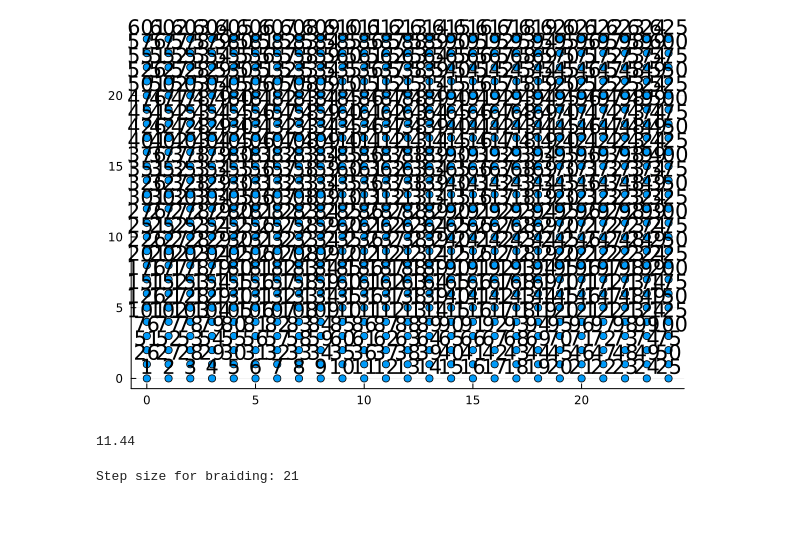
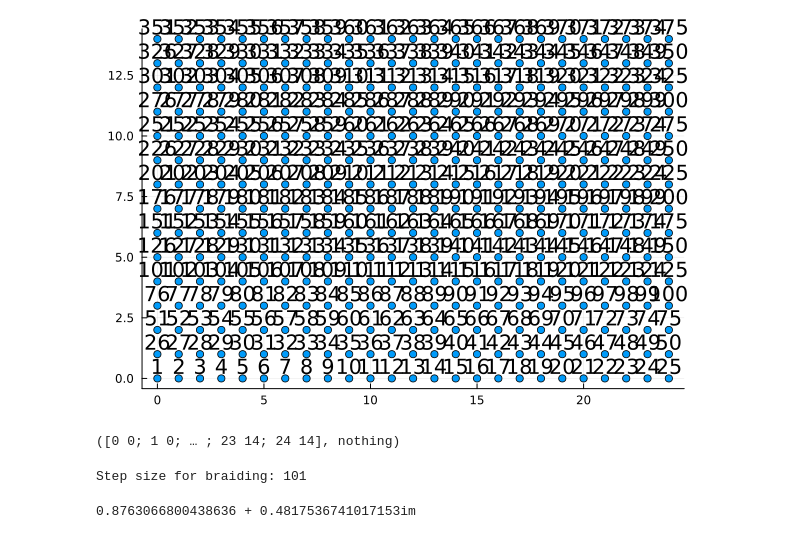
Before and after one commit to Umut-Can-Physics/Kagome-Lattice, a Jupyter notebook: My Numerical Calculations/Many-Body/Hofstadter/Hofstadter AB and Braiding Phases.ipynb, the cells around one changed output. Drawn from its saved outputs; the diff is of its cells as text; code cells hidden in the pictures.

```diff
--- a/My Numerical Calculations/Many-Body/Hofstadter/Hofstadter AB and Braiding Phases.ipynb
+++ b/My Numerical Calculations/Many-Body/Hofstadter/Hofstadter AB and Braiding Phases.ipynb
@@ -14,44 +14,55 @@ using LinearAlgebra
 @nbinclude("../Hofstadter Many Body Utils.ipynb");
 # %%
 Nx=25
-Ny=25
+Ny=15
 N=Nx*Ny
 p=1
-q=Ny
+q=5*Ny
 NPhi = Int( Nx * Ny * (p/q) )
 cut_off = NPhi
-PN = [0,1]
-U=0;
+PN = [0, 1, 2]
+U = 2;
 # %%
-plot_square_lattice(Nx, Ny)
+_, _ = plot_square_lattice(Nx, Ny)
 # %% [output]
-[figure, old version]
+[figure, new version]
+([0 0; 1 0; … ; 23 14; 24 14], nothing)
-# %%
-N_particle = 1
-charge = 1
-number_of_plaq = 11*13
-AB_phase = N_particle * 2 * (p/q) * charge * number_of_plaq
-# %% [output]
-11.44
 # %%
-V_Strength = -2
-V0 = [V_Strength,0*V_Strength]; Imp_Site = [157, 493]
-N_Pin = 0 # Number of pinning quasihole
+# IMPURITY DATA
+V_Strength = 4
+V0 = [V_Strength, 0*V_Strength]; Imp_Site = [19, 54]
+N_Pin = length(V0[V0 .> 0]) # Number of pinning quasihole
+
 Impurity_Data = Impurity(V0, Imp_Site)
-factor = 5 # particle density interpolation factor
+factor = 10 # particle density interpolation factor
+
+# MOVING QUASIHOLES
 start_point_1 = Impurity_Data.Imp_Site[1]
-lens_1 = [11,13,11,13]
+lens_1 = [3, 4, 3, 4]
 dirs_1 = [1, Nx, -1, -Nx]
 rec_path_1 = unique(rectangular_path(start_point_1,lens_1,dirs_1))
+rec_path_1 = push!(rec_path_1, start_point_1)
+
 start_point_2 = Impurity_Data.Imp_Site[2]
-lens_2 = [11,13,11,13]
+lens_2 = [3, 4, 3, 4]
 dirs_2 = [-1, -Nx, 1, Nx]
 rec_path_2 = unique(rectangular_path(start_point_2,lens_2,dirs_2))
-delta_t = 0.05
+rec_path_2 = push!(rec_path_2, start_point_2)
+
+# STEP CONTROL
+delta_t = 0.01
 STEP = 0:delta_t:1
 println("Step size for braiding: ",length(STEP))
 # %% [output]
-Step size for braiding: 21
+Step size for braiding: 101
+# %%
+# AB PHASE
+charge = 1/2
+number_of_plaq = 3*4
+power = N_Pin * (p/q) * charge * number_of_plaq
+AB_phase = exp(2*im*pi*power)
+# %% [output]
+0.8763066800438636 + 0.4817536741017153im
 # %%
 E, Sub_Number_MB_Operator_List, basis_cut_mb, Degeneracy, Eigen_List, BP = Get_AB_Phase(N, Nx, Ny, p, q, cut_off, PN, U, Impurity_Data);
 # %% [output]
```
Also changed, not shown: parts of 8 cells of this notebook, 11 other files.
